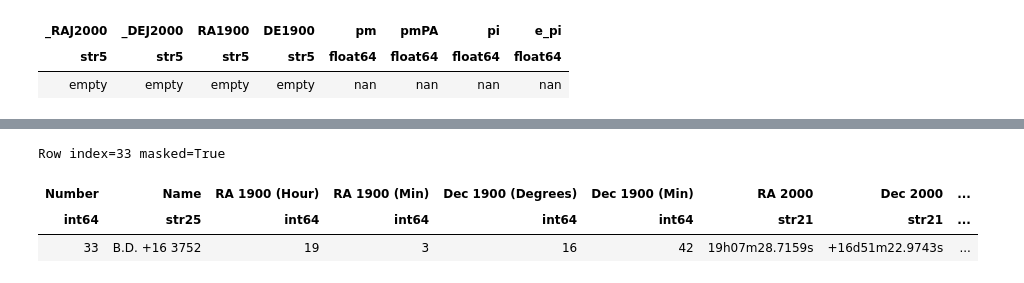
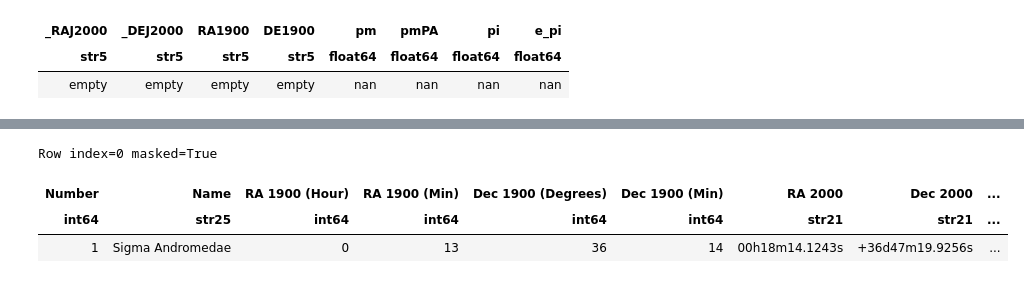
Before and after one commit to janvimadhani/thaw_star_catalog, a Jupyter notebook: Thaw Star Catalog.ipynb, the cells around one changed output, grey strips where cells are left out. Saved outputs shown, nothing was run; the diff lists cells and outputs as text; code cells hidden in the pictures.

```diff
--- a/Thaw Star Catalog.ipynb
+++ b/Thaw Star Catalog.ipynb
@@ -997,10 +912,10 @@ for i in range(len(table1)):
 # %%
-table1[33]
+table1[0]
 # %% [output]
-Row index=33 masked=True
+Row index=0 masked=True
 | ﻿Number | Name | RA 1900 (Hour) | RA 1900 (Min) | Dec 1900 (Degrees) | Dec 1900 (Min) | RA 2000 | Dec 2000 | ... |
 | int64 | str25 | int64 | int64 | int64 | int64 | str21 | str21 | ... |
-| 33 | B.D. +16 3752 | 19 | 3 | 16 | 42 | 19h07m28.7159s | +16d51m22.9743s | ... |
+| 1 | Sigma Andromedae | 0 | 13 | 36 | 14 | 00h18m14.1243s | +36d47m19.9256s | ... |
 # %%
 newtable1 = vstack(newrows_t1)
 # %% [output]
```
Also changed, not shown: parts of 21 cells of this notebook, 5 other files.
